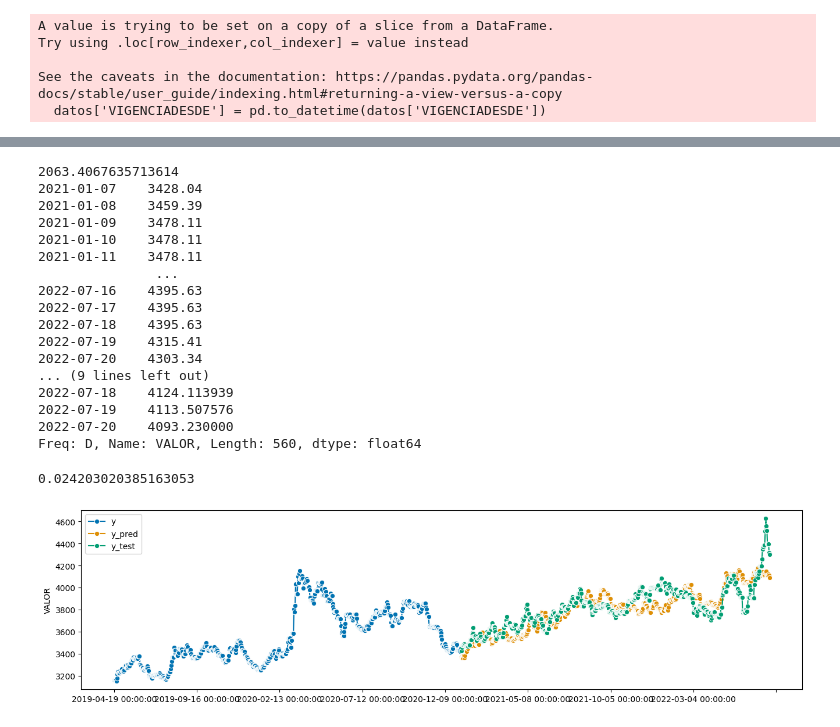
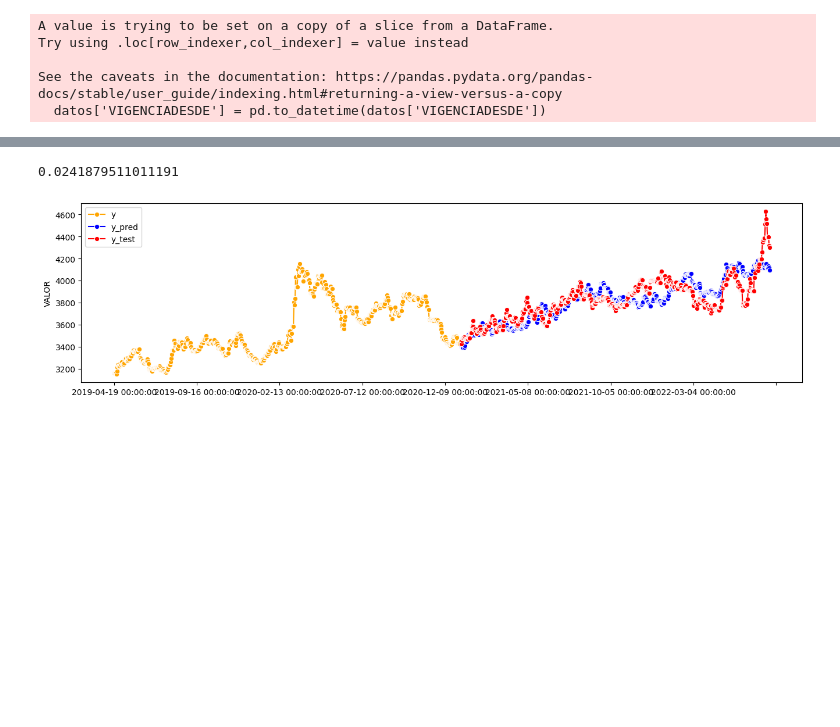
Before and after one commit to cabb1808/ProyectoSenales3, a Jupyter notebook: Proyecto_Final.ipynb, the cells around one changed output, grey strips where cells are left out. Drawn from its saved outputs; the diff is of its cells as text; code cells hidden in the pictures; blank space fills up the shorter version.

```diff
--- a/Proyecto_Final.ipynb
+++ b/Proyecto_Final.ipynb
@@ -139,30 +128,29 @@ plt.plot(X_test,y_pred2)
 from sklearn.linear_model import BayesianRidge
 
 
-reg = BayesianRidge(tol=1e-6, fit_intercept=False, compute_score=True)
+reg = BayesianRidge(tol=1e-6, fit_intercept=False, compute_score=True)            #Escogemos el modelo bayesiano regularizado y su parametro
 n_order = 3
-# X_train = np.vander(X_train, n_order + 1, increasing=True)  #cambiar por phi
-# X_test = np.vander(X_test, n_order + 1, increasing=True)
-
 fig, axes = plt.subplots(1, 2, figsize=(8, 4))
 for i, ax in enumerate(axes):
-    # Bayesian ridge regression with different initial value pairs
+    # Bayesian ridge regression con diferentes valores iniciales
     if i == 0:
-        init = [1 / np.var(y_train), 1.0]  # Default values
+        init = [1 / np.var(y_train), 1.0]  # Parametros por defecto
     elif i == 1:
         init = [0.001, 1e-5]
         reg.set_params(alpha_init=init[0], lambda_init=init[1])
-    reg.fit(PHI_train, y_train)
 
-    y_pred_train = reg.predict(PHI_train, return_std=False)
-    y_pred_test = reg.predict(PHI_test, return_std=False)
+    reg.fit(PHI_train, y_train)   #Entrenar el modelo con la matriz de caracteristicas
+
+
+    y_pred_test,ystd = reg.predict(PHI_test,return_std=True)             # Hallamos predicciones(media y varianza)
 
 
     ax.plot(X_test, y_test, color="blue", label="train")
-    ax.plot(X_train, y_train, label="test")
+    ax.plot(X_train[1000:], y_train[1000:],color="orange", label="test")
     ax.plot(X_test, y_pred_test, color="red", label="predict mean")
+    x_test=X_test.flatten()                                                     #se hace flatten para poder graficar el fill
 
-    # ax.fill_between(X_test, ymean - ystd, ymean + ystd, color="pink", alpha=0.5, label="predict std")
+    ax.fill_between(x_test, y_pred_test - ystd, y_pred_test + ystd, color="pink", alpha=0.5, label="predict std")
     ax.legend()
     title = "$\\alpha$_init$={:.2f},\\ \\lambda$_init$={}$".format(init[0], init[1])
     if i == 0:
@@ -337,45 +189,27 @@ Requirement already satisfied: platformdirs>=2.5 in /usr/local/lib/python3.10/di
 # %%
 from sktime.utils.plotting import plot_series
 from sktime.forecasting.base import ForecastingHorizon
 from sktime.forecasting.naive import NaiveForecaster
 from sktime.performance_metrics.forecasting import MeanAbsolutePercentageError , mean_absolute_percentage_error
+
+
 x = d.index
 X_train2, X_test2, y_train2, y_test2 = train_test_split(x, d['VALOR'], test_size=0.05,shuffle=False)
 
 fh = ForecastingHorizon( pd.DatetimeIndex(pd.date_range("2021-01-07", periods=560, freq="D")), is_relative=False )
 
 mn = np.mean(y_train2)
-print(mn)
 X = pd.DataFrame(index=X_train2)
 forecaster1 = NaiveForecaster(strategy="last", sp=1000)
 forecaster2 = NaiveForecaster(strategy="mean", sp=1000)
 
 forecaster1.fit(y_train2, X=X, fh=fh)
 forecaster2.fit(y_train2, X=X, fh=fh)
 
-y_pred_fore = forecaster1.predict(X=X)+forecaster2.predict(X=X)/3
+y_pred_fore = forecaster1.predict(X=X)+mn/3
 
-print(y_test)
-print(y_pred_fore)
-plot_series(y_train[10000:], y_pred_fore,y_test ,labels=["y", "y_pred","y_test"])
+plot_series(y_train[10000:], y_pred_fore,y_test ,labels=["y", "y_pred","y_test"],colors=['orange','blue','red'])
 mean_absolute_percentage_error(y_test, y_pred_fore, symmetric=False)
 # %% [output]
-2063.4067635713614
-2021-01-07    3428.04
-2021-01-08    3459.39
-2021-01-09    3478.11
-2021-01-10    3478.11
-2021-01-11    3478.11
-               ...
-2022-07-16    4395.63
-2022-07-17    4395.63
-2022-07-18    4395.63
-2022-07-19    4315.41
-2022-07-20    4303.34
-... (9 lines left out)
-2022-07-18    4124.113939
-2022-07-19    4113.507576
-2022-07-20    4093.230000
-Freq: D, Name: VALOR, Length: 560, dtype: float64
+0.0241879511011191
-0.024203020385163053
-[figure, old version]
+[figure, new version]
```
Also changed, not shown: parts of 7 cells of this notebook.
